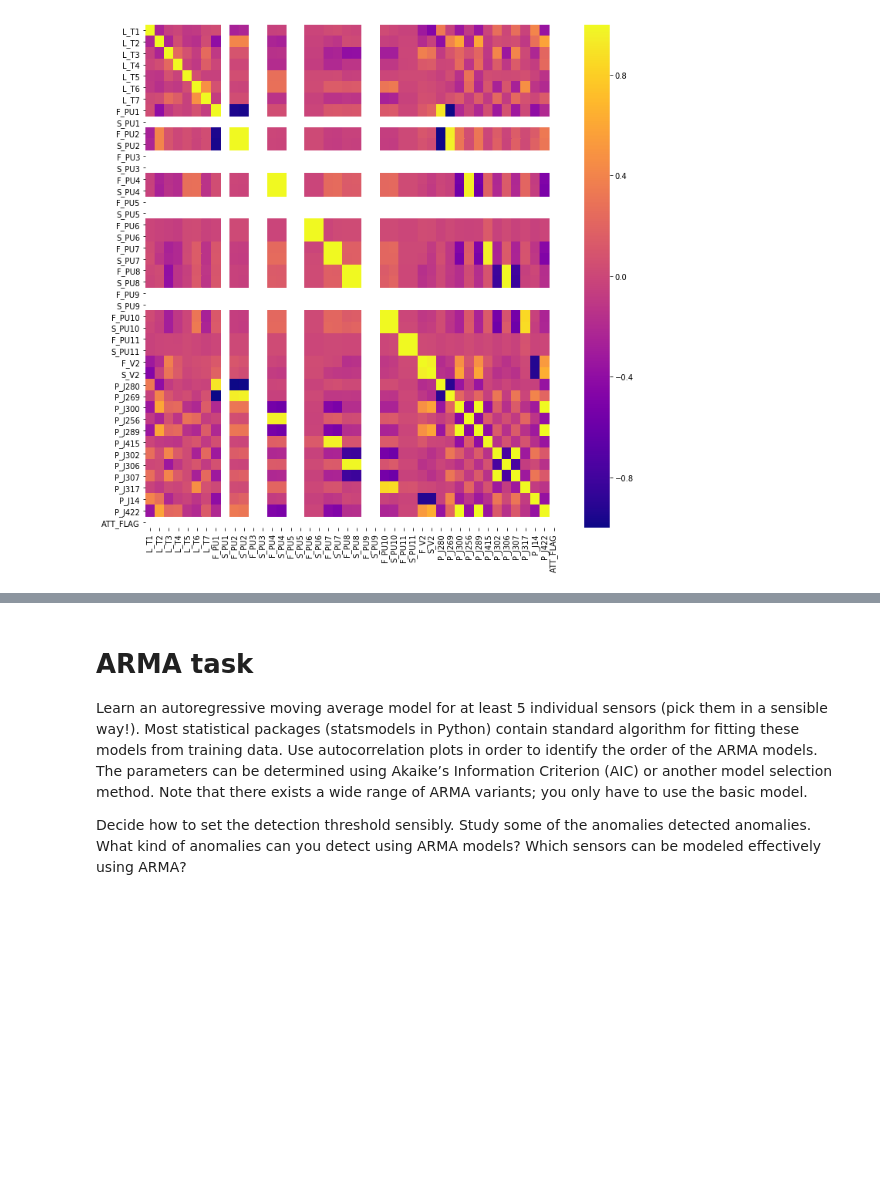
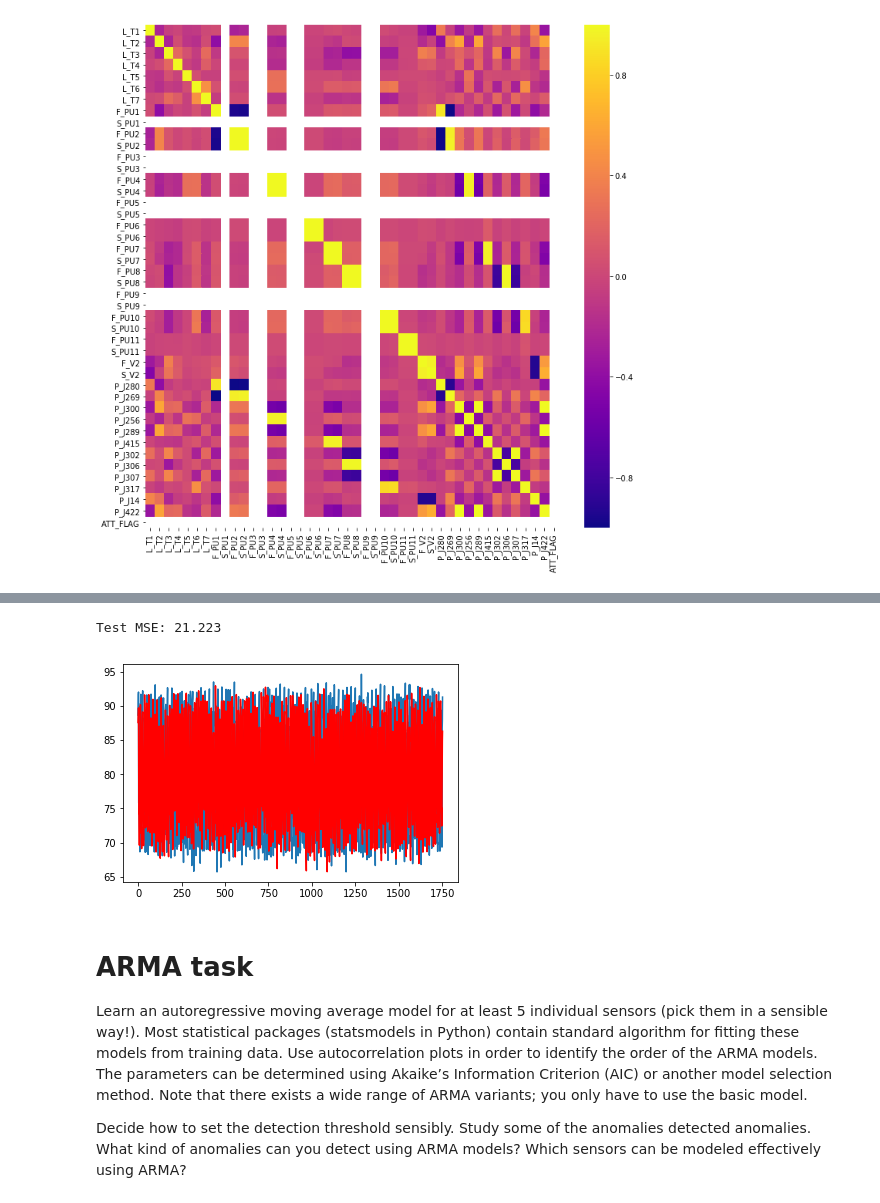
Before and after one commit to R-Graafmans/CDA_CS4035, a Jupyter notebook: Assignment2/Main.ipynb, the cells around one changed output, grey strips where cells are left out. Saved outputs shown, nothing was run; the diff lists cells and outputs as text; code cells hidden in the pictures; blank space fills up the shorter version.

```diff
--- a/Assignment2/Main.ipynb
+++ b/Assignment2/Main.ipynb
@@ -114,3 +138,48 @@ for row in cr.itertuples():
+# %%
+def predict(coef, history):
+    #initialize on constant
+    yhat = coef[0]
+    # sum( phi(i) * X(t-1)) for i=1 till i=p
+    for i in range(1, len(coef)):
+        yhat += coef[i] * history[-i]
+    return yhat
+
+signal = 'P_J256'
+train_size = int(len(data)*0.8)
+train_data = data[signal][0:train_size]
+test_data = data[signal][train_size:].reset_index(drop='true')
+predictions = list()
+
+# Order for AR
+p=10
+#Create and train model
+model = AR(train_data)
+model_fit = model.fit(p)
+# Get coefficients (+ constant)
+coef = model_fit.params
+# Retreive last p points
+history = train_data[-p:].to_list()
+
+# Predict same amount as values as availale in test set
+for t in range(len(test_data)):
+    # predict next value and add to list
+    yhat = predict(coef, history)
+    predictions.append(yhat)
+
+    # add original point to history for next prediction
+    obs = test_data[t]
+    history.append(obs)
+
+error = mean_squared_error(test_data, predictions)
+print('Test MSE: %.3f' % error)
+
+# plot
+plt.plot(test_data)
+plt.plot(predictions, color='red')
+plt.show()
+# %% [output]
+Test MSE: 21.223
+[figure, added]
 # %% [markdown]
 # ARMA task
 
```
Also changed, not shown: parts of 14 cells of this notebook.
